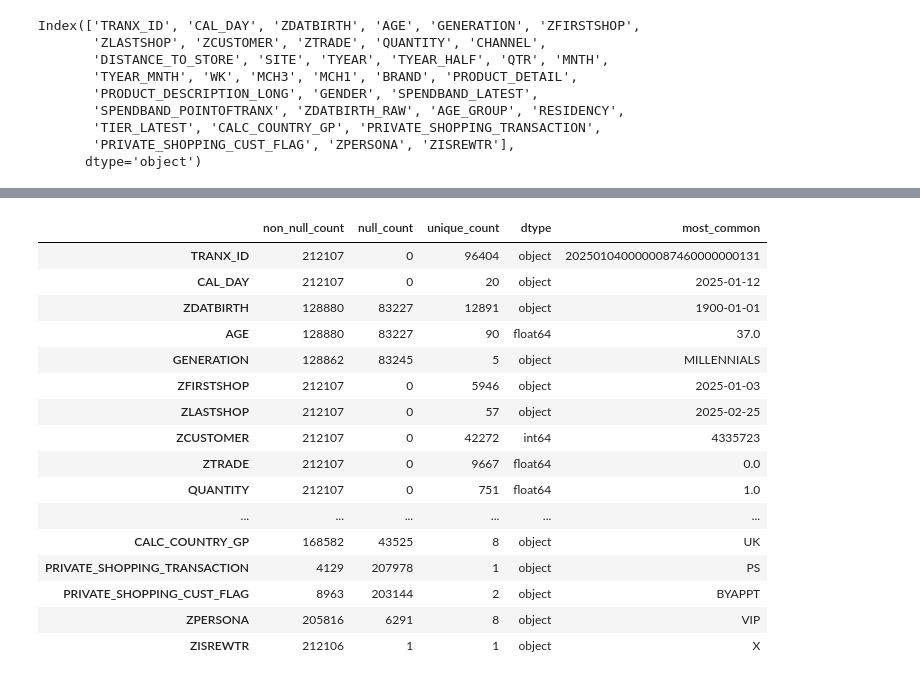
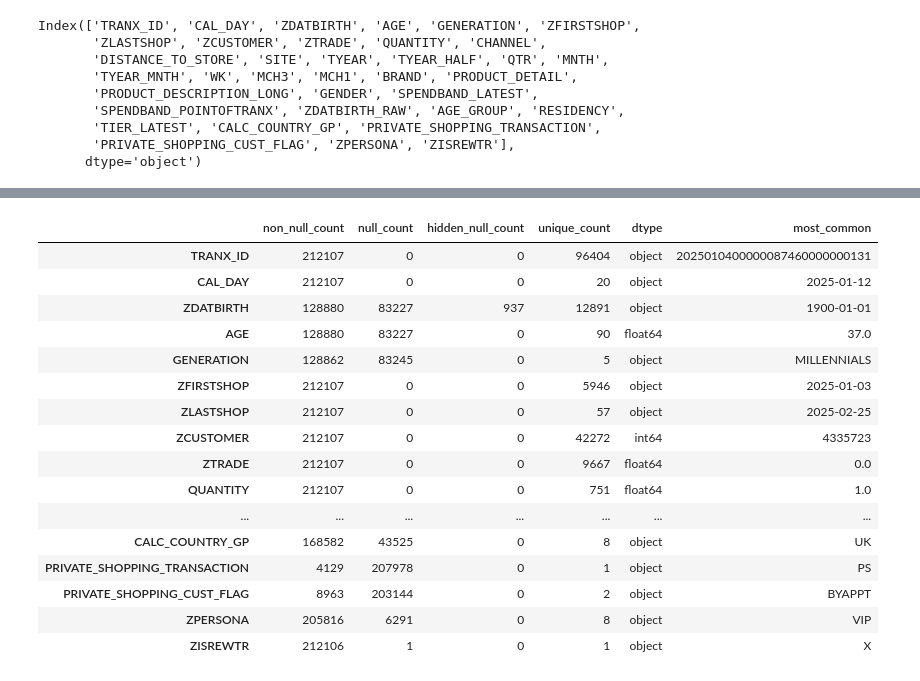
Before and after one commit to miguelkantor/londonlab_harrods_team2, a Jupyter notebook: Data Discovery and EDA.ipynb, the cells around one changed output, grey strips where cells are left out. Saved outputs shown, nothing was run; the diff lists cells and outputs as text; code cells hidden in the pictures.

Commit message:
Replace Data Discovery with Data Discovery and EDA notebook

```diff
--- a/Data Discovery.ipynb
+++ b/Data Discovery and EDA.ipynb
@@ -38,29 +99,42 @@ data.describe()
 # %%
 def summarize_df(df):
+    hidden_nulls = ["Unknown", "None", "0", "1900-01-01", "", " ", "NaT", "nan", "NaN"]
+
+    hidden_null_counts = {}
+    for col in df.columns:
+        col_data = df[col].astype(str).str.strip()
+        mask_not_null = ~df[col].isnull()
+        hidden_mask = mask_not_null & col_data.isin(hidden_nulls)
+        hidden_null_counts[col] = hidden_mask.sum()
+
+
     summary = pd.DataFrame({
         'non_null_count': df.count(),
         'null_count': df.isnull().sum(),
+        'hidden_null_count': pd.Series(hidden_null_counts),
         'unique_count': df.nunique(),
         'dtype': df.dtypes,
         'most_common': df.mode().iloc[0]
     })
+
     return summary
+
 summarize_df(data)
 # %% [output]
-|  | non_null_count | null_count | unique_count | dtype | most_common |
-| TRANX_ID | 212107 | 0 | 96404 | object | 2025010400000087460000000131 |
-| CAL_DAY | 212107 | 0 | 20 | object | 2025-01-12 |
-| ZDATBIRTH | 128880 | 83227 | 12891 | object | 1900-01-01 |
-| AGE | 128880 | 83227 | 90 | float64 | 37.0 |
-| GENERATION | 128862 | 83245 | 5 | object | MILLENNIALS |
-| ZFIRSTSHOP | 212107 | 0 | 5946 | object | 2025-01-03 |
-| ZLASTSHOP | 212107 | 0 | 57 | object | 2025-02-25 |
-| ZCUSTOMER | 212107 | 0 | 42272 | int64 | 4335723 |
-| ZTRADE | 212107 | 0 | 9667 | float64 | 0.0 |
-| QUANTITY | 212107 | 0 | 751 | float64 | 1.0 |
-| ... | ... | ... | ... | ... | ... |
-| CALC_COUNTRY_GP | 168582 | 43525 | 8 | object | UK |
-| PRIVATE_SHOPPING_TRANSACTION | 4129 | 207978 | 1 | object | PS |
-| PRIVATE_SHOPPING_CUST_FLAG | 8963 | 203144 | 2 | object | BYAPPT |
-| ZPERSONA | 205816 | 6291 | 8 | object | VIP |
-| ZISREWTR | 212106 | 1 | 1 | object | X |
+|  | non_null_count | null_count | hidden_null_count | unique_count | dtype | most_common |
+| TRANX_ID | 212107 | 0 | 0 | 96404 | object | 2025010400000087460000000131 |
+| CAL_DAY | 212107 | 0 | 0 | 20 | object | 2025-01-12 |
+| ZDATBIRTH | 128880 | 83227 | 937 | 12891 | object | 1900-01-01 |
+| AGE | 128880 | 83227 | 0 | 90 | float64 | 37.0 |
+| GENERATION | 128862 | 83245 | 0 | 5 | object | MILLENNIALS |
+| ZFIRSTSHOP | 212107 | 0 | 0 | 5946 | object | 2025-01-03 |
+| ZLASTSHOP | 212107 | 0 | 0 | 57 | object | 2025-02-25 |
+| ZCUSTOMER | 212107 | 0 | 0 | 42272 | int64 | 4335723 |
+| ZTRADE | 212107 | 0 | 0 | 9667 | float64 | 0.0 |
+| QUANTITY | 212107 | 0 | 0 | 751 | float64 | 1.0 |
+| ... | ... | ... | ... | ... | ... | ... |
+| CALC_COUNTRY_GP | 168582 | 43525 | 0 | 8 | object | UK |
+| PRIVATE_SHOPPING_TRANSACTION | 4129 | 207978 | 0 | 1 | object | PS |
+| PRIVATE_SHOPPING_CUST_FLAG | 8963 | 203144 | 0 | 2 | object | BYAPPT |
+| ZPERSONA | 205816 | 6291 | 0 | 8 | object | VIP |
+| ZISREWTR | 212106 | 1 | 0 | 1 | object | X |
```
Also changed, not shown: parts of 14 cells of this notebook.
